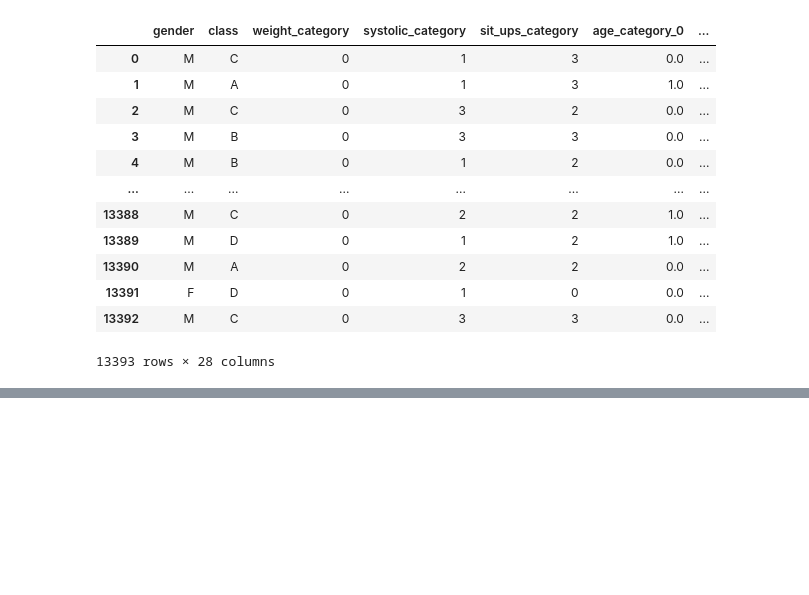
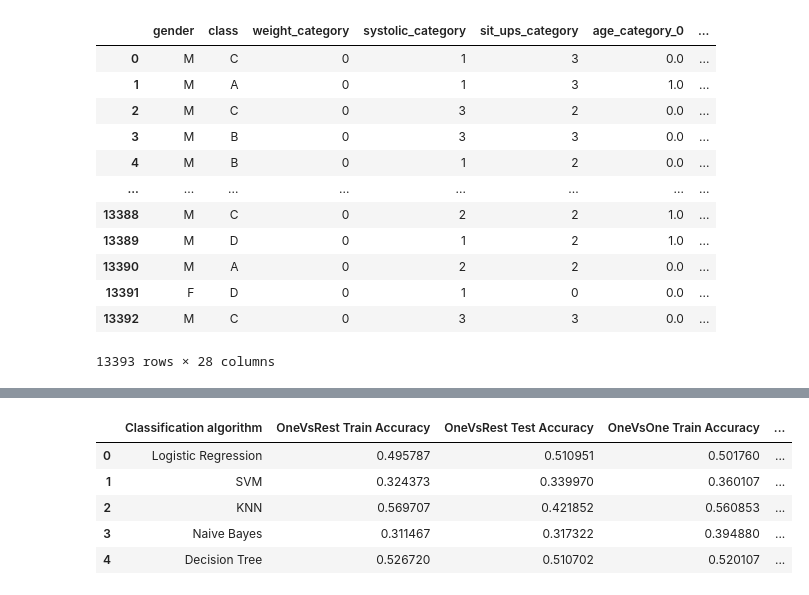
Before and after one commit to daniil-steperev/-SPBU-Machine-Learning-Homework, a Jupyter notebook: [Task3] MulticlassClassification/MulticlassClassification.ipynb, the cells around one changed output, grey strips where cells are left out. Cells and saved outputs as stored; diff of their text form; code cells hidden in the pictures; blank space fills up the shorter version.

Commit message:
Added Feature Engeneering, measured model training with different strategies and algorithms, added Conclusion

```diff
--- a/[Task3] MulticlassClassification/MulticlassClassification.ipynb
+++ b/[Task3] MulticlassClassification/MulticlassClassification.ipynb
@@ -984,0 +1416,17 @@ df['class'].replace(['A', 'B', 'C', 'D'], [0, 1, 2, 3], inplace = True)
+# %%
+classifier = OutputCodeClassifier(grid)
+
+start_time = time.time()
+classifier.fit(x_train, y_train.ravel())
+end_time = time.time()
+
+dt_output_time = end_time - start_time
+print(f'Training time: {dt_output_time}')
+
+y_train_pred = classifier.predict(x_train)
+dt_output_train_accuracy = accuracy_score(y_train, y_train_pred)
+print(f'Train Accuracy: {dt_output_train_accuracy}')
+
+y_test_pred = classifier.predict(x_test)
+dt_output_test_accuracy = accuracy_score(y_test, y_test_pred)
+print(f'Test Accuracy: {dt_output_test_accuracy}')
@@ -984,0 +1441,82 @@ df['class'].replace(['A', 'B', 'C', 'D'], [0, 1, 2, 3], inplace = True)
+# %%
+columns_names = [
+    'Classification algorithm',
+    'OneVsRest Train Accuracy',
+    'OneVsRest Test Accuracy',
+    'OneVsOne Train Accuracy',
+    'OneVsOne Test Accuracy',
+    'OutputCode Train Accuracy',
+    'OutputCode Test Accuracy',
+    'OneVsRest Training Time in seconds',
+    'OneVsOne Training Time in seconds',
+    'OutputCode Training Time in seconds'
+]
+
+result_dict = [
+    ('Logistic Regression',
+     lr_one_vs_rest_train_accuracy,
+     lr_one_vs_rest_test_accuracy,
+     lr_one_vs_one_train_accuracy,
+     lr_one_vs_one_test_accuracy,
+     lr_output_train_accuracy,
+     lr_output_test_accuracy,
+     lr_one_vs_rest_time,
+     lr_one_vs_one_time,
+     lr_output_time
+    ),
+    ('SVM',
+     svm_one_vs_rest_train_accuracy,
+     svm_one_vs_rest_test_accuracy,
+     svm_one_vs_one_train_accuracy,
+     svm_one_vs_one_test_accuracy,
+     svm_output_train_accuracy,
+     svm_output_test_accuracy,
+     svm_one_vs_rest_time,
+     svm_one_vs_one_time,
+     svm_output_time
+    ),
+    ('KNN',
+     knn_one_vs_rest_train_accuracy,
+     knn_one_vs_rest_test_accuracy,
+     knn_one_vs_one_train_accuracy,
+     knn_one_vs_one_test_accuracy,
+     knn_output_train_accuracy,
+     knn_output_test_accuracy,
+     knn_one_vs_rest_time,
+     knn_one_vs_one_time,
+     knn_output_time
+    ),
+    ('Naive Bayes',
+     nb_one_vs_rest_train_accuracy,
+     nb_one_vs_rest_test_accuracy,
+     nb_one_vs_one_train_accuracy,
+     nb_one_vs_one_test_accuracy,
+     nb_output_train_accuracy,
+     nb_output_test_accuracy,
+     nb_one_vs_rest_time,
+     nb_one_vs_one_time,
+     nb_output_time
+    ),
+    ('Decision Tree',
+     dt_one_vs_rest_train_accuracy,
+     dt_one_vs_rest_test_accuracy,
+     dt_one_vs_one_train_accuracy,
+     dt_one_vs_one_test_accuracy,
+     dt_output_train_accuracy,
+     dt_output_test_accuracy,
+     dt_one_vs_rest_time,
+     dt_one_vs_one_time,
+     dt_output_time
+    )
+]
+
+result = pd.DataFrame(data = result_dict, columns = columns_names)
+
+result
+# %% [output]
+|  | Classification algorithm | OneVsRest Train Accuracy | OneVsRest Test Accuracy | OneVsOne Train Accuracy | ... |
+| 0 | Logistic Regression | 0.495787 | 0.510951 | 0.501760 | ... |
+| 1 | SVM | 0.324373 | 0.339970 | 0.360107 | ... |
+| 2 | KNN | 0.569707 | 0.421852 | 0.560853 | ... |
+| 3 | Naive Bayes | 0.311467 | 0.317322 | 0.394880 | ... |
+| 4 | Decision Tree | 0.526720 | 0.510702 | 0.520107 | ... |
```
Also changed, not shown: parts of 45 cells of this notebook.
